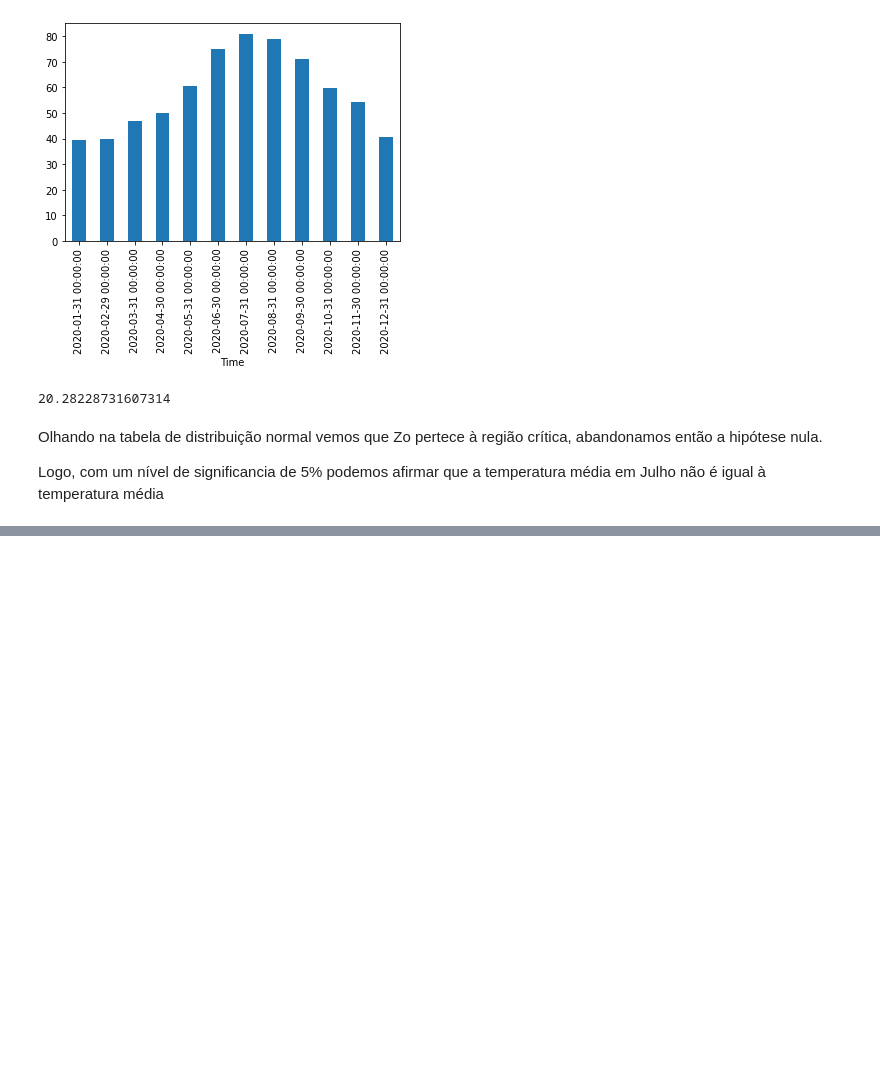
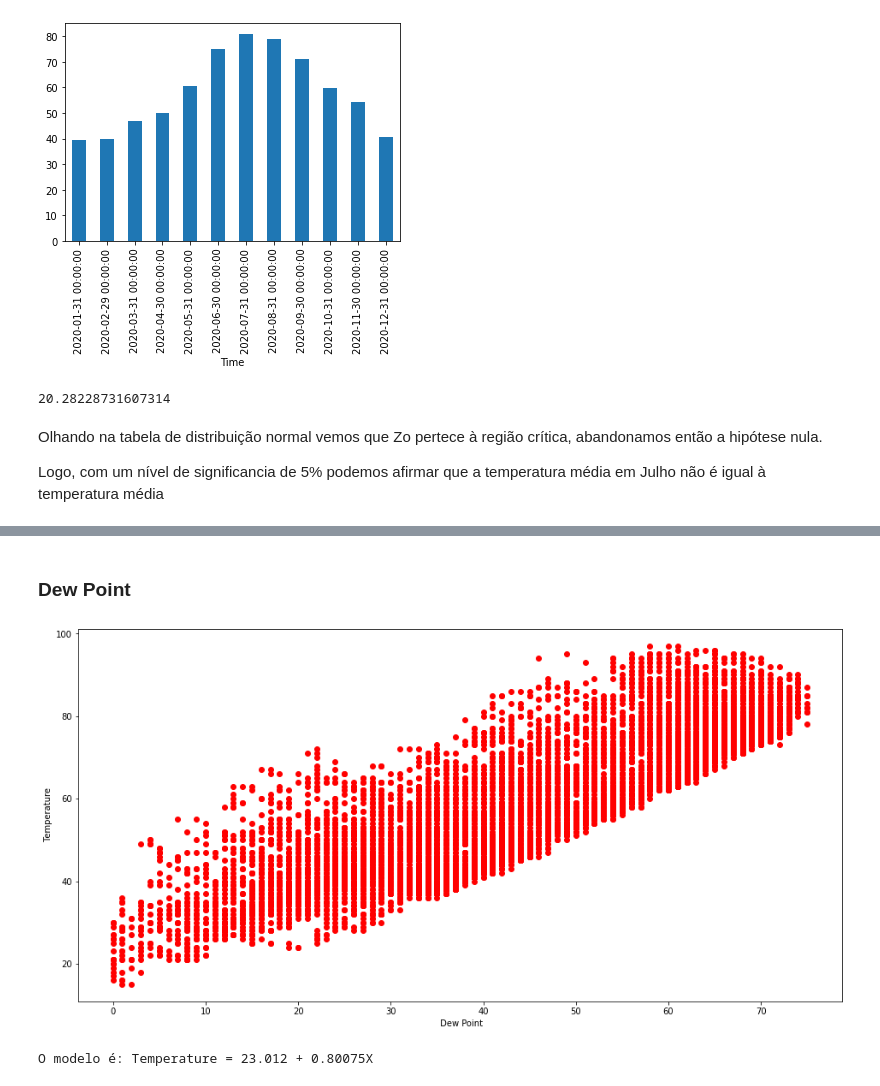
Before and after one commit to pedrohcaminha/projeto1DS, a Jupyter notebook: projeto_1.ipynb, the cells around one changed output, grey strips where cells are left out. Cells and saved outputs as stored; diff of their text form; code cells hidden in the pictures; blank space fills up the shorter version.

```diff
--- a/projeto_1.ipynb
+++ b/projeto_1.ipynb
@@ -566,0 +644,25 @@ Logo, com um nível de significancia de 5% podemos afirmar que a temperatura mé
+# %% [markdown]
+### Dew Point
+# %%
+plt.figure(figsize = (16,8))
+plt.scatter(
+    data['Dew Point'],
+    data['Temperature'],
+    c='red')
+plt.xlabel(" Dew Point")
+plt.ylabel(" Temperature")
+plt.show()
+# %% [output]
+[figure, added]
+# %%
+X = data['Dew Point'].values.reshape(-1,1)
+y = data['Temperature'].values.reshape(-1,1)
+
+
+reg = LinearRegression()
+reg.fit(X, y)
+
+
+print("O modelo é: Temperature = {:.5} + {:.5}X".format(reg.intercept_[0], reg.coef_[0][0]))
+# %% [output]
+O modelo é: Temperature = 23.012 + 0.80075X
```
Also changed, not shown: parts of 62 cells of this notebook.
